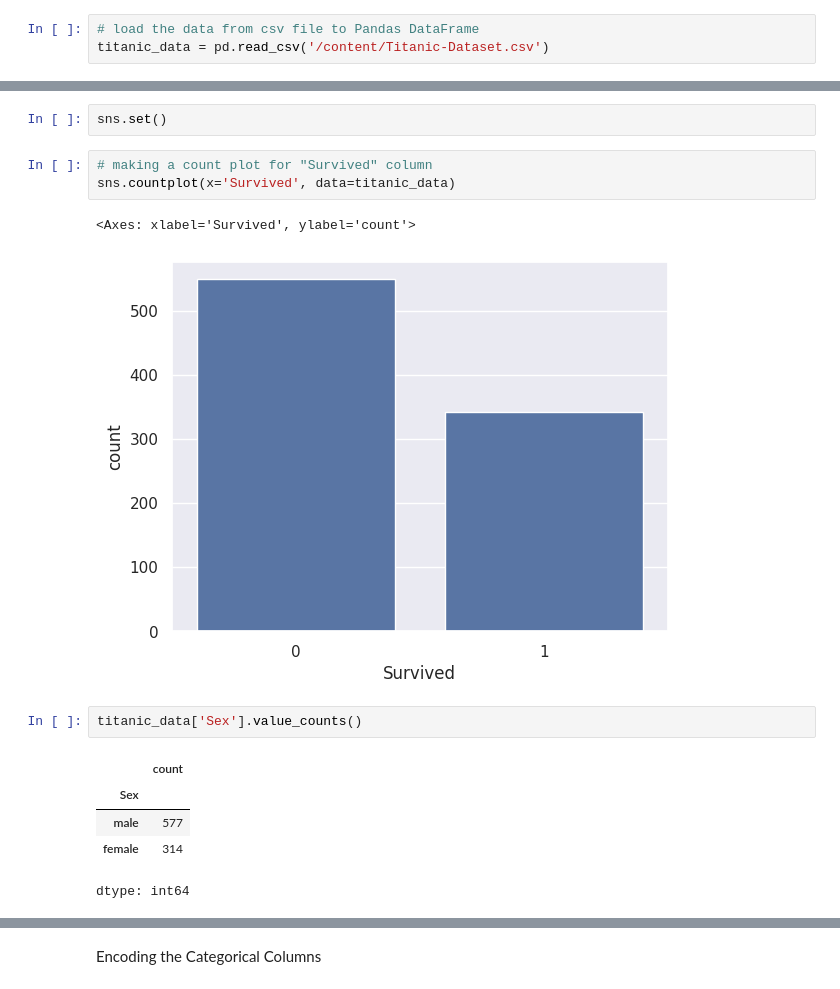
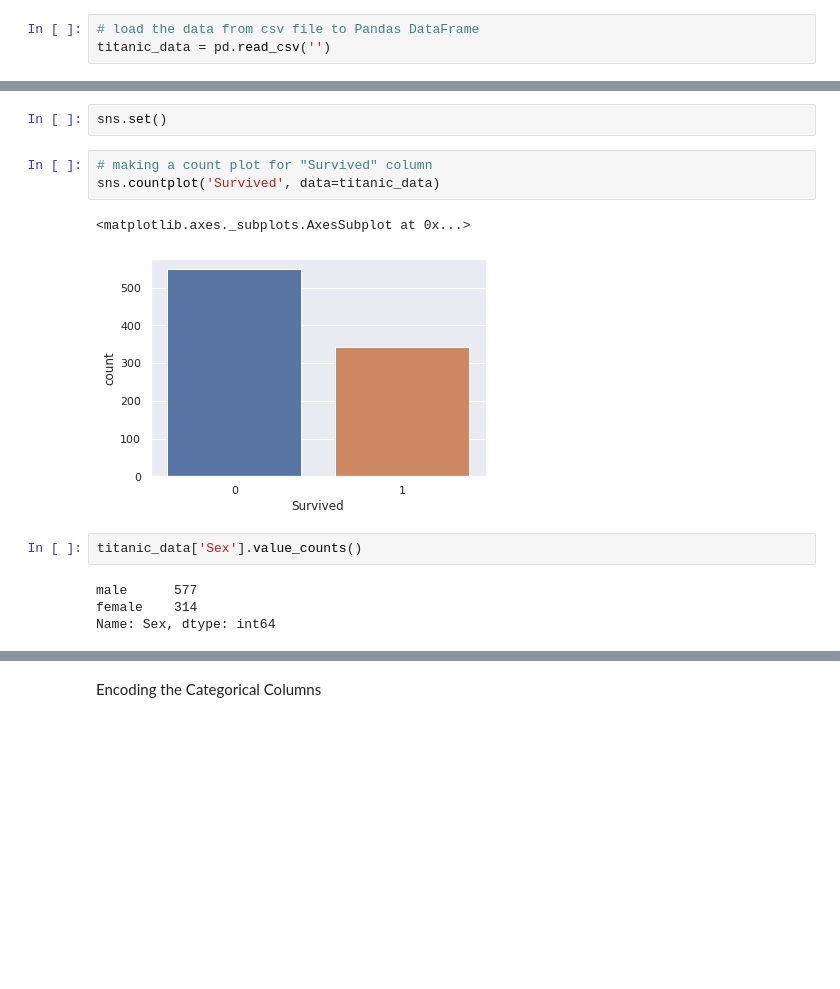
Before and after one commit to ankitpandey67/CODE-SOFT, a Jupyter notebook: Titanic_Survival_Prediction_using_Machine_Learning.ipynb, the cells around one changed output, grey strips where cells are left out. Drawn from its saved outputs; the diff is of its cells as text; blank space fills up the shorter version.

```diff
--- a/Titanic_Survival_Prediction_using_Machine_Learning.ipynb
+++ b/Titanic_Survival_Prediction_using_Machine_Learning.ipynb
@@ -12,4 +14,4 @@ from sklearn.metrics import accuracy_score
 Data Collection & Processing
 # %%
 # load the data from csv file to Pandas DataFrame
-titanic_data = pd.read_csv('/content/Titanic-Dataset.csv')
+titanic_data = pd.read_csv('')
@@ -169,17 +140,15 @@ Data Visualization
 sns.set()
 # %%
 # making a count plot for "Survived" column
-sns.countplot(x='Survived', data=titanic_data)
+sns.countplot('Survived', data=titanic_data)
 # %% [output]
-<Axes: xlabel='Survived', ylabel='count'>
+<matplotlib.axes._subplots.AxesSubplot at 0x...>
-[figure, old version]
+[figure, new version]
 # %%
 titanic_data['Sex'].value_counts()
 # %% [output]
-|  | count |
-| Sex |  |
-| male | 577 |
-| female | 314 |
-dtype: int64
+male      577
+female    314
+Name: Sex, dtype: int64
 # %%
 # making a count plot for "Sex" column
```
Also changed, not shown: parts of 18 cells of this notebook.
